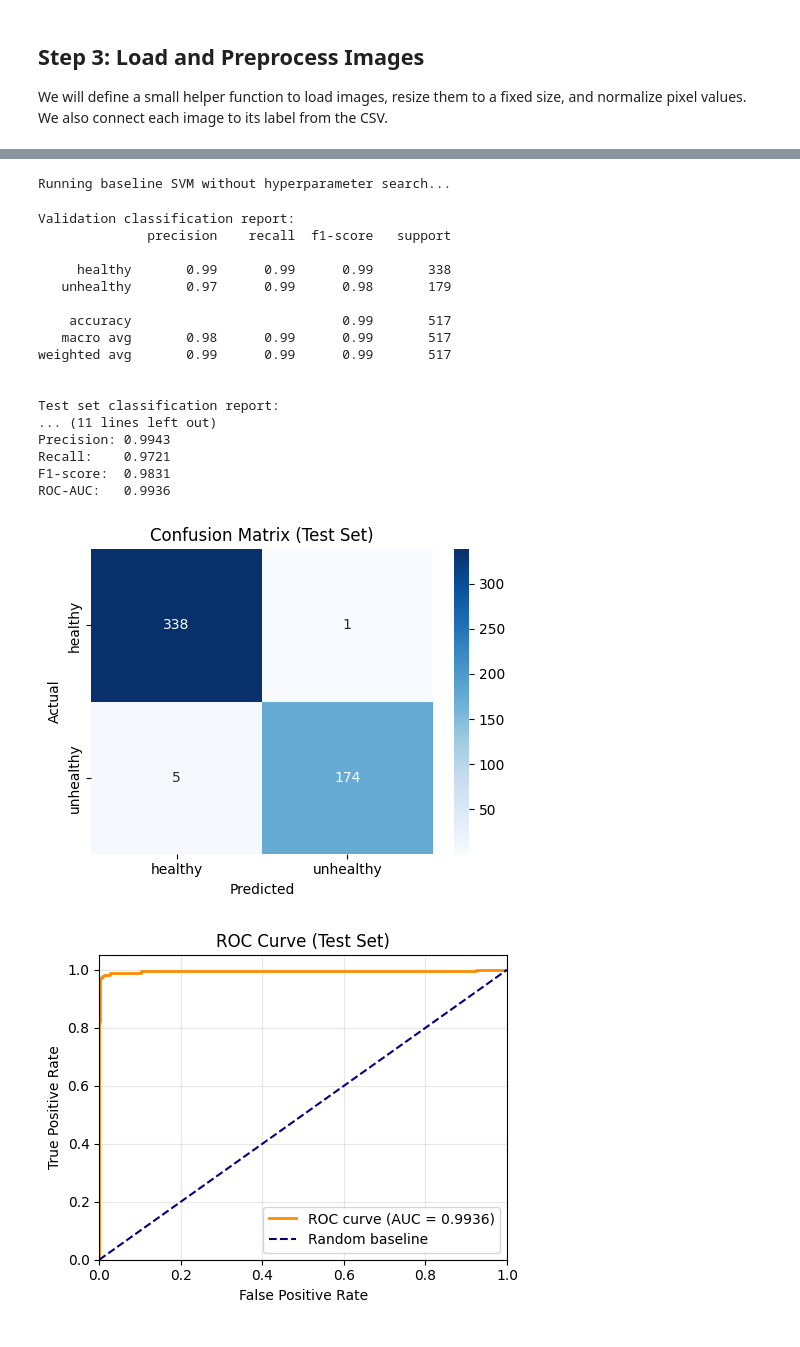
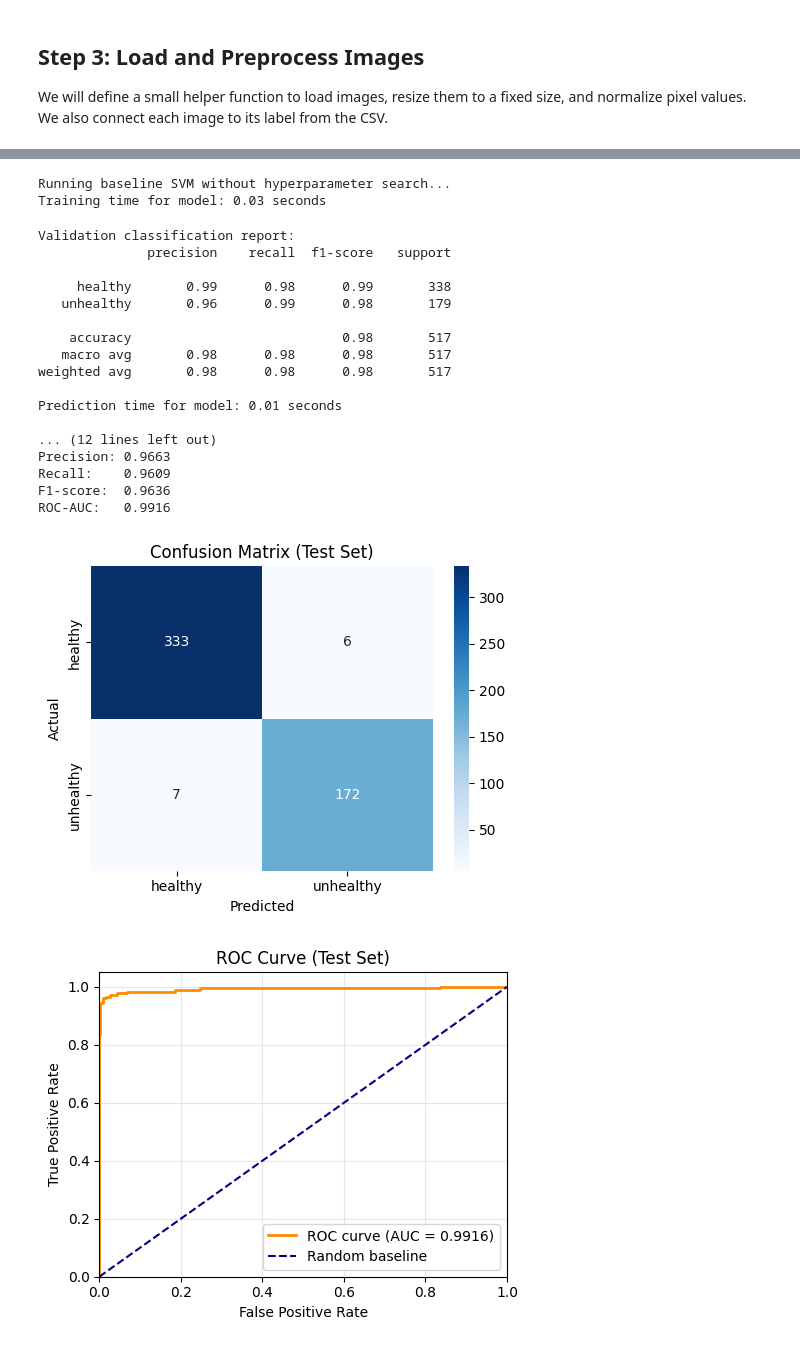
Before and after one commit to MarioP03/beeproject-cnn, a Jupyter notebook: models/cnn_svm_hybrid.ipynb, the cells around one changed output, grey strips where cells are left out. Cells and saved outputs as stored; diff of their text form; code cells hidden in the pictures.

Commit message:
Added training and prediction timers for CNN and hybrid, RF and SVM left to do too

```diff
--- a/models/cnn_svm_hybrid.ipynb
+++ b/models/cnn_svm_hybrid.ipynb
@@ -210,6 +210,7 @@ Feature shapes - train: (4137, 64), val: (517, 64), test: (518, 64)
 # %%
 from sklearn.pipeline import Pipeline
 from sklearn.model_selection import GridSearchCV
+import time
 
 # Toggle hyperparameter search
 use_grid_search = False  # Set to True to run GridSearchCV
@@ -223,12 +224,14 @@ baseline_svm = Pipeline([
     ("scaler", StandardScaler()),
     ("clf", SVC(
         kernel="rbf",
-        C=10,
+        C=1,
         gamma="scale",
         class_weight="balanced",
         random_state=42,
     )),
 ])
+
+training_start_time = time.perf_counter()
 
 if use_grid_search:
     print("Running GridSearchCV for SVM hyperparameters...")
@@ -256,11 +259,16 @@ else:
     print("Running baseline SVM without hyperparameter search...")
     best_svm = baseline_svm.fit(X_train, y_train_labels)
 
+training_end_time = time.perf_counter()
+training_time_for_model = training_end_time - training_start_time
+print(f"Training time for model: {training_time_for_model:.2f} seconds")
+
 # Result of Hyperparameter tuning
 # Best params: {'clf__C': 10, 'clf__gamma': 'scale'}
 # Best CV f1_macro: 0.9981
 # %% [output]
 Running baseline SVM without hyperparameter search...
+Training time for model: 0.03 seconds
 # %%
 from sklearn.metrics import precision_score, recall_score, f1_score, roc_curve, auc
 
@@ -273,9 +281,16 @@ print("Validation classification report:")
 print(classification_report(y_val_labels, y_val_pred))
 
 # Final test set evaluation
+prediction_start_time = time.perf_counter()
+
 X_test = x_test_features
 y_test_labels = y_test.astype(str).to_numpy()
 y_pred = best_svm.predict(X_test)
+
+prediction_end_time = time.perf_counter()
+prediction_time_for_model = prediction_end_time - prediction_start_time
+
+print(f"Prediction time for model: {prediction_time_for_model:.2f} seconds")
 
 # Core metrics on the held-out test set
 acc = accuracy_score(y_test_labels, y_pred)
@@ -311,43 +326,43 @@ sns.heatmap(
     cmap="Blues",
     xticklabels=["healthy", "unhealthy"],
     yticklabels=["healthy", "unhealthy"],
 )
 plt.title("Confusion Matrix (Test Set)")
 plt.xlabel("Predicted")
 plt.ylabel("Actual")
 plt.tight_layout()
 plt.show()
 
 # ROC curve visualization
 plt.figure(figsize=(5, 4))
 plt.plot(fpr, tpr, color="darkorange", linewidth=2, label=f"ROC curve (AUC = {roc_auc:.4f})")
 plt.plot([0, 1], [0, 1], color="navy", linewidth=1.5, linestyle="--", label="Random baseline")
 plt.xlim([0.0, 1.0])
 plt.ylim([0.0, 1.05])
 plt.xlabel("False Positive Rate")
 plt.ylabel("True Positive Rate")
 plt.title("ROC Curve (Test Set)")
 plt.legend(loc="lower right")
 plt.grid(alpha=0.3)
 plt.tight_layout()
 plt.show()
 # %% [output]
 Validation classification report:
               precision    recall  f1-score   support
 
-     healthy       0.99      0.99      0.99       338
-   unhealthy       0.97      0.99      0.98       179
+     healthy       0.99      0.98      0.99       338
+   unhealthy       0.96      0.99      0.98       179
 
-    accuracy                           0.99       517
-   macro avg       0.98      0.99      0.99       517
-weighted avg       0.99      0.99      0.99       517
+    accuracy                           0.98       517
+   macro avg       0.98      0.98      0.98       517
+weighted avg       0.98      0.98      0.98       517
 
+Prediction time for model: 0.01 seconds
 
-Test set classification report:
-... (11 lines left out)
-Precision: 0.9943
-Recall:    0.9721
-F1-score:  0.9831
-ROC-AUC:   0.9936
+... (12 lines left out)
+Precision: 0.9663
+Recall:    0.9609
+F1-score:  0.9636
+ROC-AUC:   0.9916
-[figure, old version]
+[figure, new version]
-[figure, old version]
+[figure, new version]
```
Also changed, not shown: parts of 2 cells of this notebook, 2 other files.
